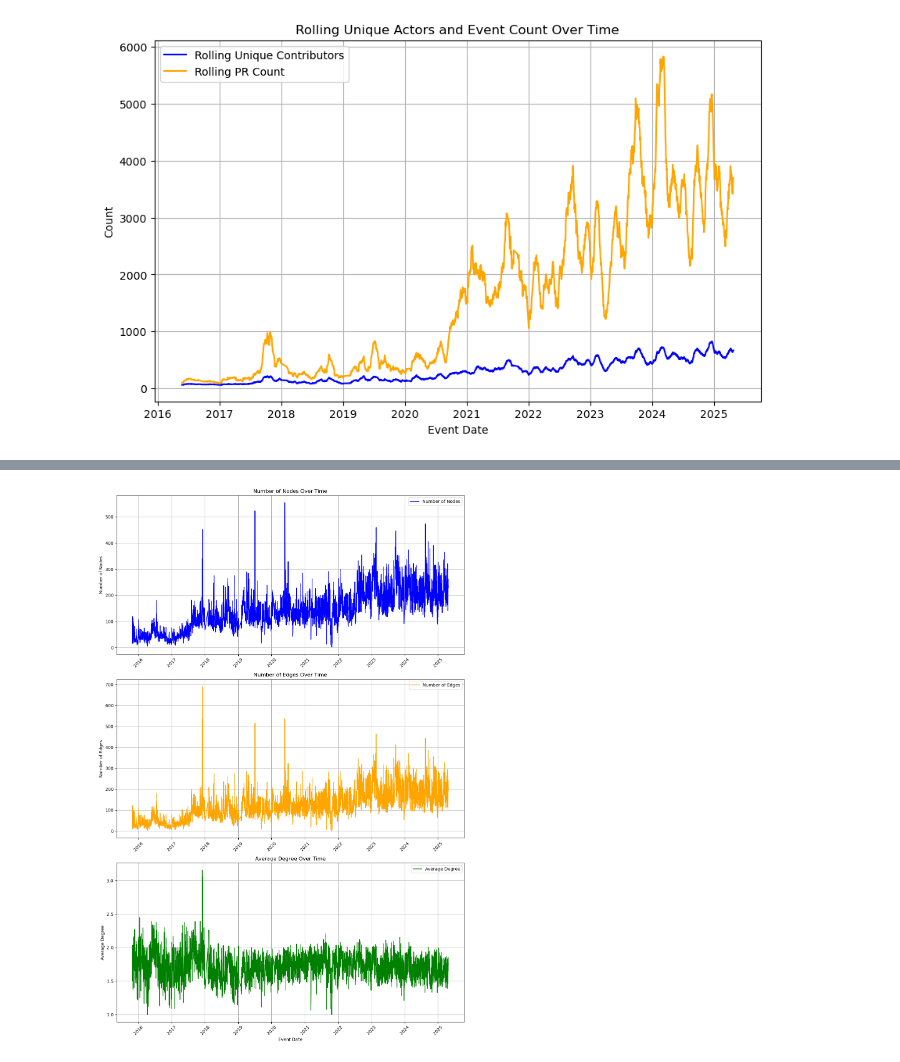
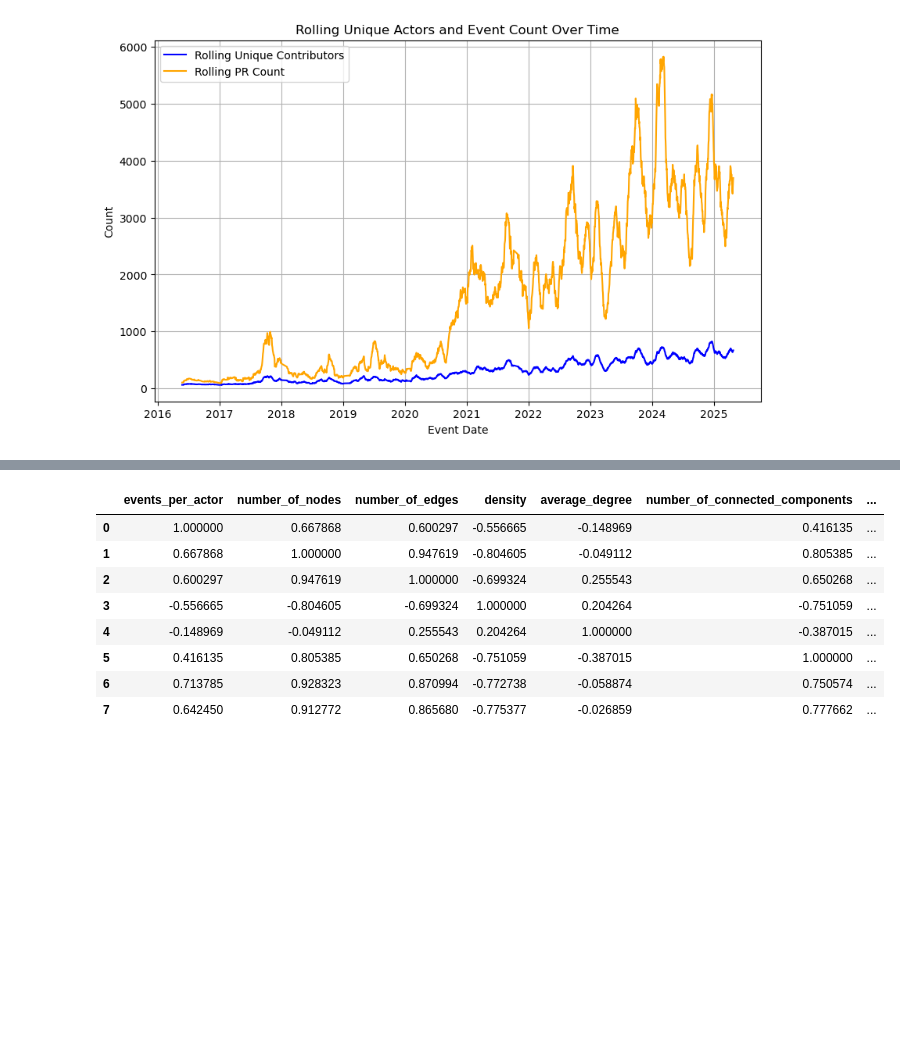
Before and after one commit to gilmar/comp5313_assignment_2, a Jupyter notebook: notebooks/comp5313_assignment_2.ipynb, the cells around one changed output, grey strips where cells are left out. Cells and saved outputs as stored; diff of their text form; code cells hidden in the pictures; blank space fills up the shorter version.

```diff
--- a/notebooks/comp5313_assignment_2.ipynb
+++ b/notebooks/comp5313_assignment_2.ipynb
@@ -113,0 +140,17 @@ shape: (3_386, 6)
+# %%
+stats_and_metrics_df = stats_df.select("event_date", "events_per_actor").join(metrics_df, on="event_date", how="inner")\
+    .drop(["event_date", "average_clustering", "number_of_isolated_nodes", "average_shortest_path_length", "diameter"])
+
+# Calculate the correlation matrix
+correlation_matrix = stats_and_metrics_df.corr().drop_nans().to_pandas()
+correlation_matrix
+# %% [output]
+|  | events_per_actor | number_of_nodes | number_of_edges | density | average_degree | number_of_connected_components | ... |
+| 0 | 1.000000 | 0.667868 | 0.600297 | -0.556665 | -0.148969 | 0.416135 | ... |
+| 1 | 0.667868 | 1.000000 | 0.947619 | -0.804605 | -0.049112 | 0.805385 | ... |
+| 2 | 0.600297 | 0.947619 | 1.000000 | -0.699324 | 0.255543 | 0.650268 | ... |
+| 3 | -0.556665 | -0.804605 | -0.699324 | 1.000000 | 0.204264 | -0.751059 | ... |
+| 4 | -0.148969 | -0.049112 | 0.255543 | 0.204264 | 1.000000 | -0.387015 | ... |
+| 5 | 0.416135 | 0.805385 | 0.650268 | -0.751059 | -0.387015 | 1.000000 | ... |
+| 6 | 0.713785 | 0.928323 | 0.870994 | -0.772738 | -0.058874 | 0.750574 | ... |
+| 7 | 0.642450 | 0.912772 | 0.865680 | -0.775377 | -0.026859 | 0.777662 | ... |
@@ -114,9 +169,9 @@ shape: (3_386, 6)
 # %%
 # Convert event_date to datetime format
-plot_metrics_df = metrics_df.with_columns(pl.col("event_date").str.strptime(pl.Date, "%Y-%m-%d"))
+plot_metrics_df = metrics_df
 
-# Create a figure with subplots
-fig, axes = plt.subplots(3, 1, figsize=(12, 18), sharex=False)
+# Create a figure with subplots (5 rows for 5 metrics)
+fig, axes = plt.subplots(5, 1, figsize=(12, 28), sharex=False)
 
 # Plot number_of_nodes
 axes[0].plot(plot_metrics_df["event_date"], plot_metrics_df["number_of_nodes"], label="Number of Nodes", color="blue")
@@ -140,14 +195,25 @@ axes[2].set_title("Average Degree Over Time")
 axes[2].legend()
 axes[2].grid(True)
 
+# Plot number_of_connected_components
+axes[3].plot(plot_metrics_df["event_date"], plot_metrics_df["number_of_connected_components"], label="Number of Connected Components", color="purple")
+axes[3].set_ylabel("Connected Components")
+axes[3].set_title("Number of Connected Components Over Time")
+axes[3].legend()
+axes[3].grid(True)
+
+# Plot number_of_supernodes_by_degree
+axes[4].plot(plot_metrics_df["event_date"], plot_metrics_df["number_of_supernodes_by_degree"], label="Supernodes by Degree", color="red")
+axes[4].set_ylabel("Supernodes by Degree")
+axes[4].set_title("Number of Supernodes by Degree Over Time")
+axes[4].legend()
+axes[4].grid(True)
+
 # Format x-axis for better readability
 for ax in axes:
-    ax.xaxis.set_major_locator(mdates.YearLocator())  # Show ticks every year
-    ax.xaxis.set_major_formatter(mdates.DateFormatter('%Y'))  # Format ticks as years
-    ax.tick_params(axis='x', rotation=45)  # Rotate x-axis labels for better readability
+    ax.xaxis.set_major_locator(mdates.YearLocator())
+    ax.xaxis.set_major_formatter(mdates.DateFormatter('%Y'))
+    ax.tick_params(axis='x', rotation=45)
 
-# Adjust layout
 plt.tight_layout()
 plt.show()
-# %% [output]
-[figure, removed]
```
Also changed, not shown: parts of 12 cells of this notebook, 3 other files.
